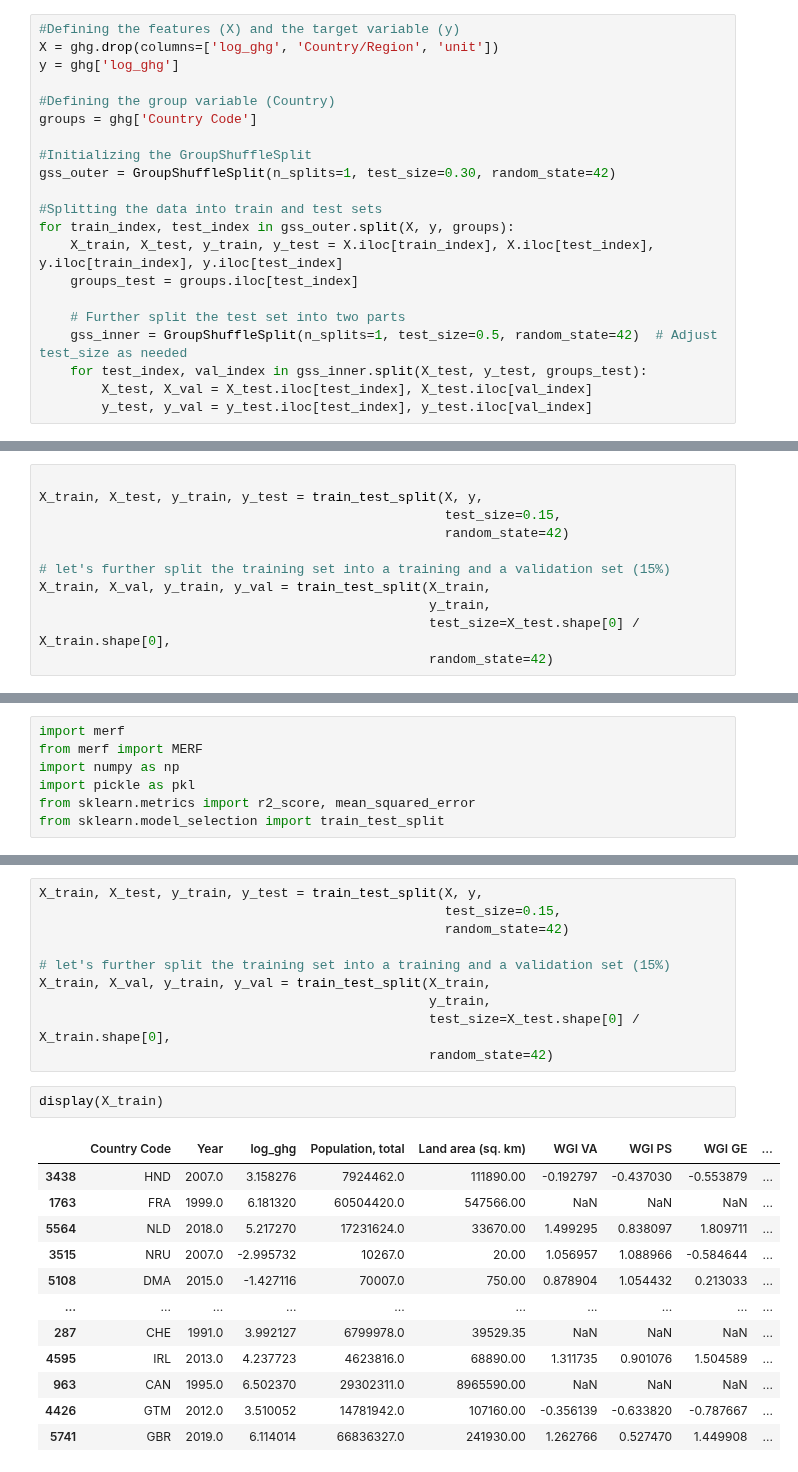
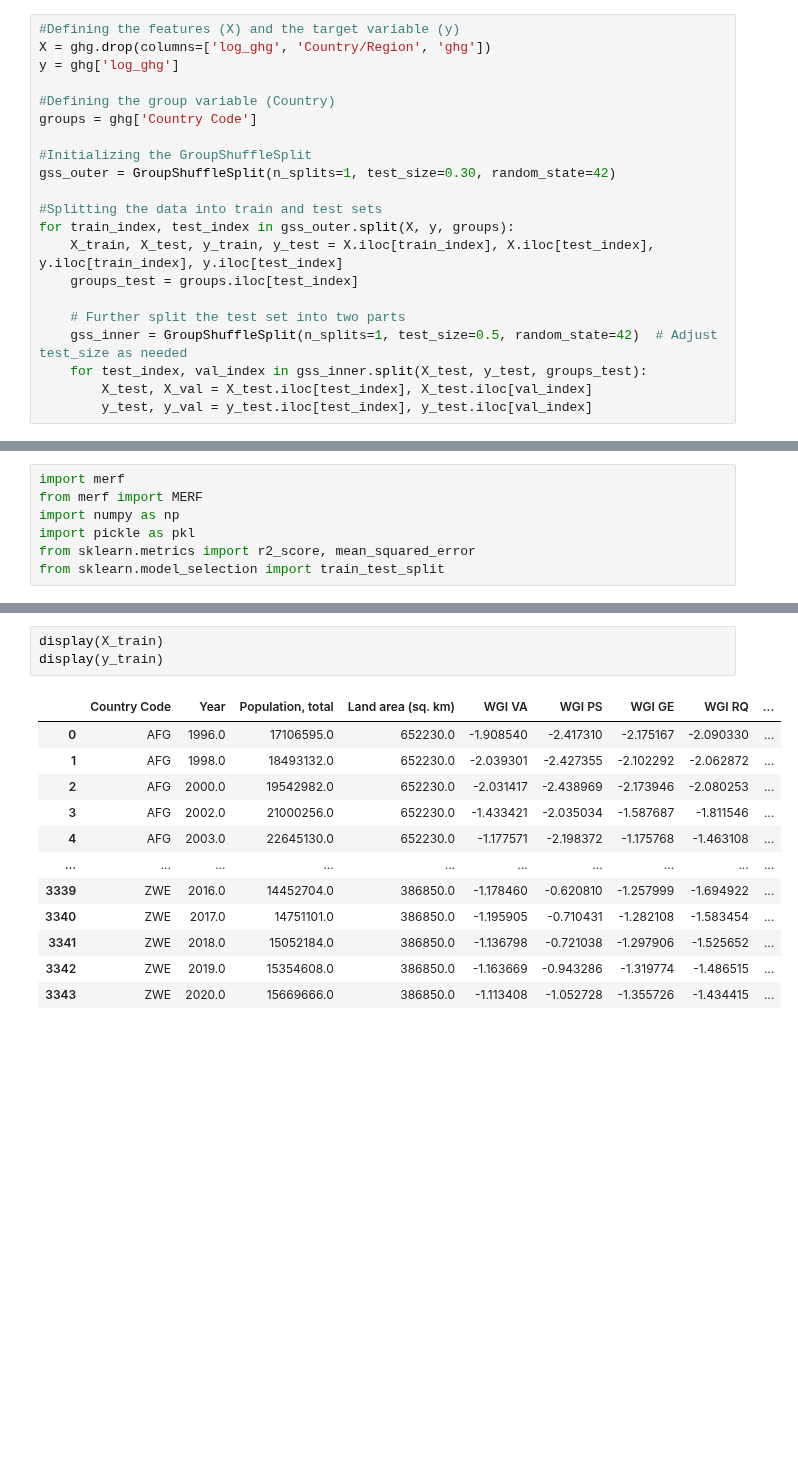
Before and after one commit to marcbarc19/DataScienceExam, a Jupyter notebook: ghg-modelling.ipynb, the cells around one changed output, grey strips where cells are left out. Cells and saved outputs as stored; diff of their text form; blank space fills up the shorter version.

```diff
--- a/ghg-modelling.ipynb
+++ b/ghg-modelling.ipynb
@@ -588,6 +590,6 @@ display(ghg)
 # %%
 #Defining the features (X) and the target variable (y)
-X = ghg.drop(columns=['log_ghg', 'Country/Region', 'unit'])
+X = ghg.drop(columns=['log_ghg', 'Country/Region', 'ghg'])
 y = ghg['log_ghg']
 
 #Defining the group variable (Country)
@@ -615,14 +611,3 @@ NameError: name 'ghg_full' is not defined
-# %%
-
-X_train, X_test, y_train, y_test = train_test_split(X, y,
-                                                    test_size=0.15,
-                                                    random_state=42)
-
-# let's further split the training set into a training and a validation set (15%)
-X_train, X_val, y_train, y_val = train_test_split(X_train,
-                                                  y_train,
-                                                  test_size=X_test.shape[0] / X_train.shape[0],
-                                                  random_state=42)
 # %%
 # Print the shapes of training and test sets
 print("Training set shape:", X_train.shape, y_train.shape)
@@ -811,25 +754,16 @@ display(ghg_full)
-# %%
-X_train, X_test, y_train, y_test = train_test_split(X, y,
-                                                    test_size=0.15,
-                                                    random_state=42)
-
-# let's further split the training set into a training and a validation set (15%)
-X_train, X_val, y_train, y_val = train_test_split(X_train,
-                                                  y_train,
-                                                  test_size=X_test.shape[0] / X_train.shape[0],
-                                                  random_state=42)
 # %%
 display(X_train)
+display(y_train)
 # %% [output]
-|  | Country Code | Year | log_ghg | Population, total | Land area (sq. km) | WGI VA | WGI PS | WGI GE | ... |
-| 3438 | HND | 2007.0 | 3.158276 | 7924462.0 | 111890.00 | -0.192797 | -0.437030 | -0.553879 | ... |
-| 1763 | FRA | 1999.0 | 6.181320 | 60504420.0 | 547566.00 | NaN | NaN | NaN | ... |
-| 5564 | NLD | 2018.0 | 5.217270 | 17231624.0 | 33670.00 | 1.499295 | 0.838097 | 1.809711 | ... |
-| 3515 | NRU | 2007.0 | -2.995732 | 10267.0 | 20.00 | 1.056957 | 1.088966 | -0.584644 | ... |
-| 5108 | DMA | 2015.0 | -1.427116 | 70007.0 | 750.00 | 0.878904 | 1.054432 | 0.213033 | ... |
+|  | Country Code | Year | Population, total | Land area (sq. km) | WGI VA | WGI PS | WGI GE | WGI RQ | ... |
+| 0 | AFG | 1996.0 | 17106595.0 | 652230.0 | -1.908540 | -2.417310 | -2.175167 | -2.090330 | ... |
+| 1 | AFG | 1998.0 | 18493132.0 | 652230.0 | -2.039301 | -2.427355 | -2.102292 | -2.062872 | ... |
+| 2 | AFG | 2000.0 | 19542982.0 | 652230.0 | -2.031417 | -2.438969 | -2.173946 | -2.080253 | ... |
+| 3 | AFG | 2002.0 | 21000256.0 | 652230.0 | -1.433421 | -2.035034 | -1.587687 | -1.811546 | ... |
+| 4 | AFG | 2003.0 | 22645130.0 | 652230.0 | -1.177571 | -2.198372 | -1.175768 | -1.463108 | ... |
 | ... | ... | ... | ... | ... | ... | ... | ... | ... | ... |
-| 287 | CHE | 1991.0 | 3.992127 | 6799978.0 | 39529.35 | NaN | NaN | NaN | ... |
-| 4595 | IRL | 2013.0 | 4.237723 | 4623816.0 | 68890.00 | 1.311735 | 0.901076 | 1.504589 | ... |
-| 963 | CAN | 1995.0 | 6.502370 | 29302311.0 | 8965590.00 | NaN | NaN | NaN | ... |
-| 4426 | GTM | 2012.0 | 3.510052 | 14781942.0 | 107160.00 | -0.356139 | -0.633820 | -0.787667 | ... |
-| 5741 | GBR | 2019.0 | 6.114014 | 66836327.0 | 241930.00 | 1.262766 | 0.527470 | 1.449908 | ... |
+| 3339 | ZWE | 2016.0 | 14452704.0 | 386850.0 | -1.178460 | -0.620810 | -1.257999 | -1.694922 | ... |
+| 3340 | ZWE | 2017.0 | 14751101.0 | 386850.0 | -1.195905 | -0.710431 | -1.282108 | -1.583454 | ... |
+| 3341 | ZWE | 2018.0 | 15052184.0 | 386850.0 | -1.136798 | -0.721038 | -1.297906 | -1.525652 | ... |
+| 3342 | ZWE | 2019.0 | 15354608.0 | 386850.0 | -1.163669 | -0.943286 | -1.319774 | -1.486515 | ... |
+| 3343 | ZWE | 2020.0 | 15669666.0 | 386850.0 | -1.113408 | -1.052728 | -1.355726 | -1.434415 | ... |
```
Also changed, not shown: parts of 10 cells of this notebook, 2 other files.
